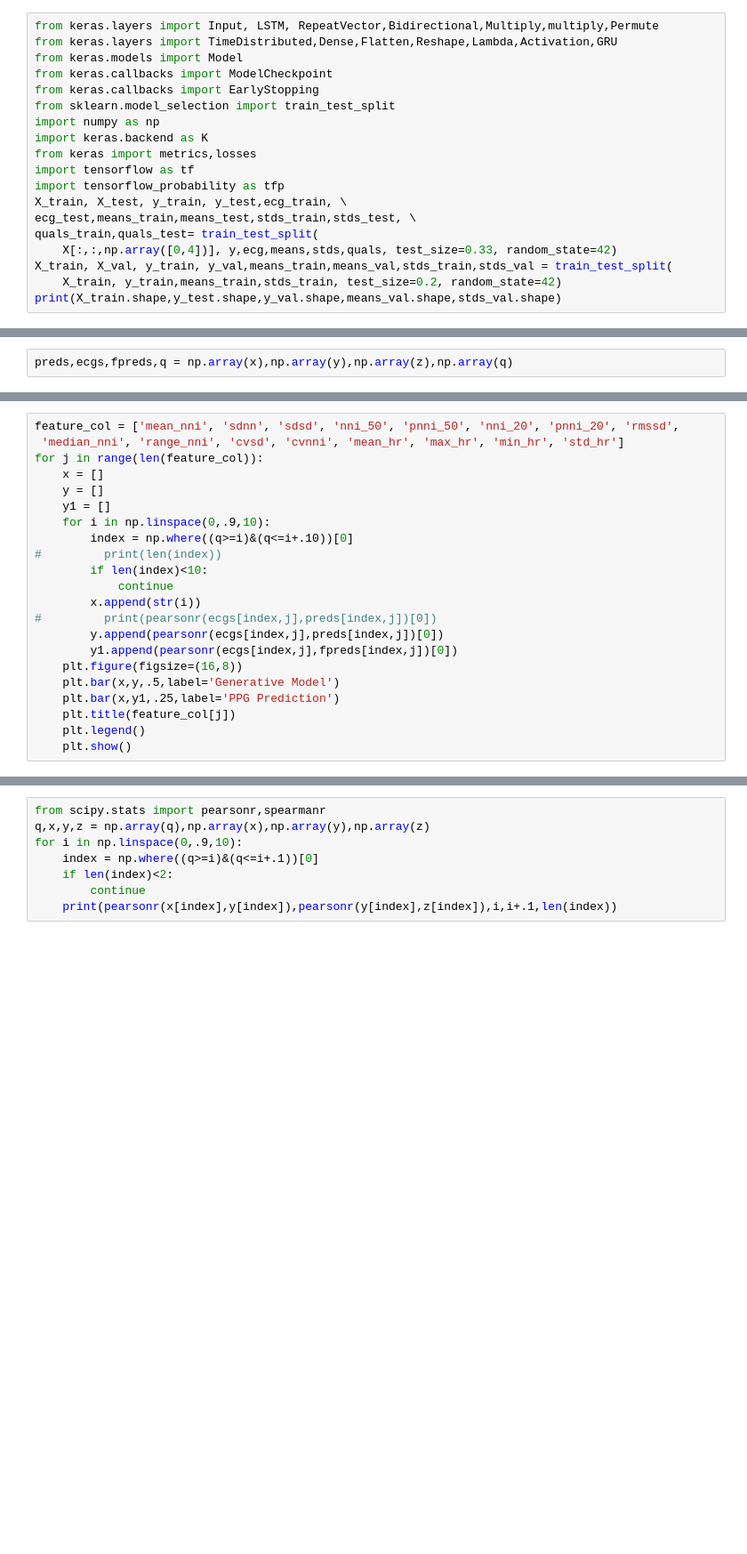
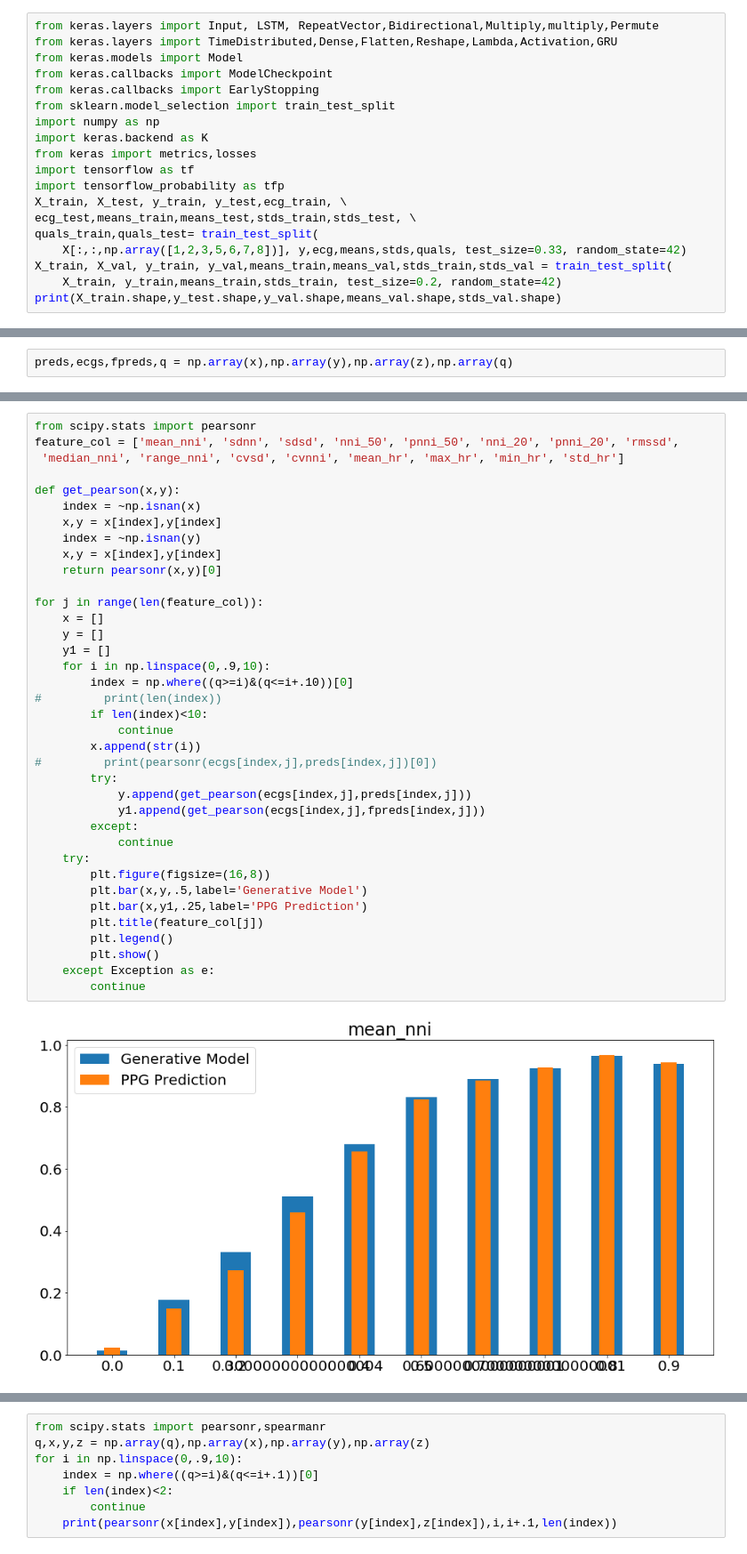
Before and after one commit to aungkonazim/RR-ECG-PPG, a Jupyter notebook: code/parse_all_data_run_autoencoder.ipynb, the cells around one changed output, grey strips where cells are left out. Shown at 89% size. Drawn from its saved outputs; the diff is of its cells as text; blank space fills up the shorter version.

```diff
--- a/code/parse_all_data_run_autoencoder.ipynb
+++ b/code/parse_all_data_run_autoencoder.ipynb
@@ -155,7 +158,7 @@ import tensorflow_probability as tfp
 X_train, X_test, y_train, y_test,ecg_train, \
 ecg_test,means_train,means_test,stds_train,stds_test, \
 quals_train,quals_test= train_test_split(
-    X[:,:,np.array([0,4])], y,ecg,means,stds,quals, test_size=0.33, random_state=42)
+    X[:,:,np.array([1,2,3,5,6,7,8])], y,ecg,means,stds,quals, test_size=0.33, random_state=42)
 X_train, X_val, y_train, y_val,means_train,means_val,stds_train,stds_val = train_test_split(
     X_train, y_train,means_train,stds_train, test_size=0.2, random_state=42)
 print(X_train.shape,y_test.shape,y_val.shape,means_val.shape,stds_val.shape)
@@ -320,22 +410,39 @@ preds.shape,ecgs.shape,fpreds.shape,q.shape
 # %%
+from scipy.stats import pearsonr
 feature_col = ['mean_nni', 'sdnn', 'sdsd', 'nni_50', 'pnni_50', 'nni_20', 'pnni_20', 'rmssd',
  'median_nni', 'range_nni', 'cvsd', 'cvnni', 'mean_hr', 'max_hr', 'min_hr', 'std_hr']
+
+def get_pearson(x,y):
+    index = ~np.isnan(x)
+    x,y = x[index],y[index]
+    index = ~np.isnan(y)
+    x,y = x[index],y[index]
+    return pearsonr(x,y)[0]
+
 for j in range(len(feature_col)):
     x = []
     y = []
     y1 = []
     for i in np.linspace(0,.9,10):
         index = np.where((q>=i)&(q<=i+.10))[0]
 #         print(len(index))
         if len(index)<10:
             continue
         x.append(str(i))
 #         print(pearsonr(ecgs[index,j],preds[index,j])[0])
-        y.append(pearsonr(ecgs[index,j],preds[index,j])[0])
-        y1.append(pearsonr(ecgs[index,j],fpreds[index,j])[0])
-    plt.figure(figsize=(16,8))
-    plt.bar(x,y,.5,label='Generative Model')
-    plt.bar(x,y1,.25,label='PPG Prediction')
-    plt.title(feature_col[j])
-    plt.legend()
-    plt.show()
+        try:
+            y.append(get_pearson(ecgs[index,j],preds[index,j]))
+            y1.append(get_pearson(ecgs[index,j],fpreds[index,j]))
+        except:
+            continue
+    try:
+        plt.figure(figsize=(16,8))
+        plt.bar(x,y,.5,label='Generative Model')
+        plt.bar(x,y1,.25,label='PPG Prediction')
+        plt.title(feature_col[j])
+        plt.legend()
+        plt.show()
+    except Exception as e:
+        continue
+# %% [output]
+[figure, added]
```
Also changed, not shown: parts of 11 cells of this notebook, 3 other files.
